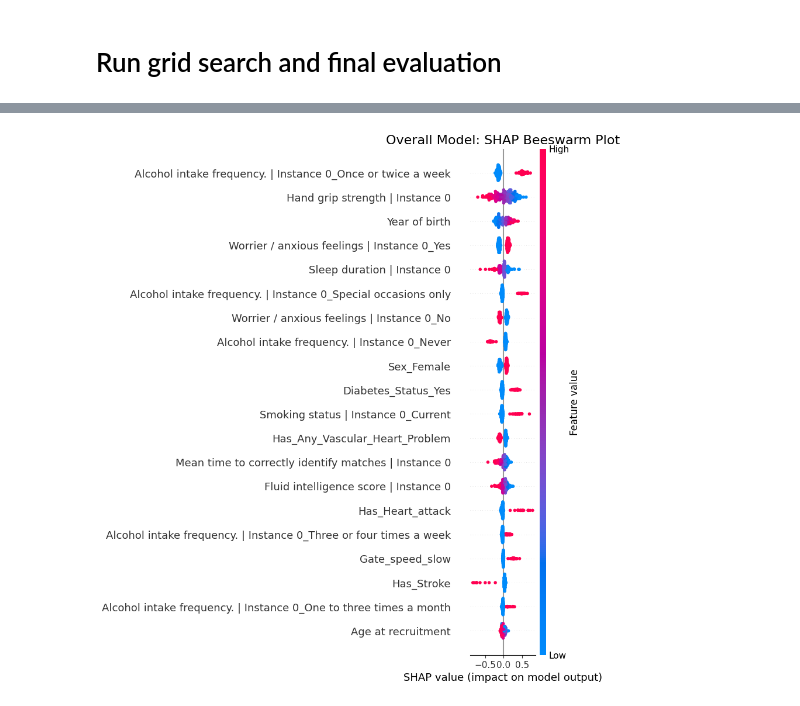
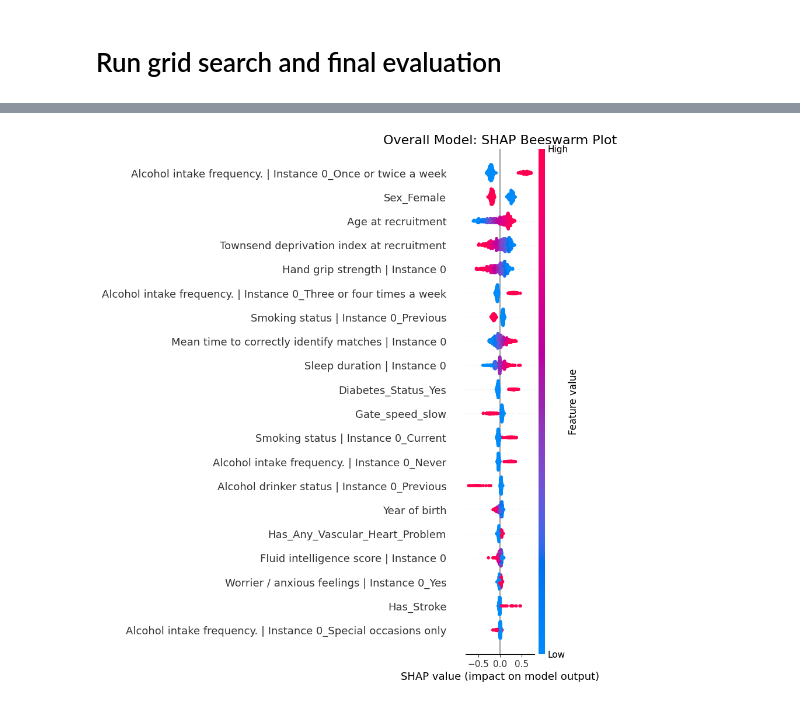
Before and after one commit to skassen2/honours_research, a Jupyter notebook: test_and_SHAP/Mop_rfe_noninvasive.ipynb, the cells around one changed output, grey strips where cells are left out. Cells and saved outputs as stored; diff of their text form; code cells hidden in the pictures.

Commit message:
ran mop models

```diff
--- a/test_and_SHAP/Mop_rfe_noninvasive.ipynb
+++ b/test_and_SHAP/Mop_rfe_noninvasive.ipynb
@@ -112,7 +112,7 @@ def train_and_evaluate_trial_mop(params, X_train, y_train, X_val, y_val):
 # --- 1. Load and Prepare Data ---
 try:
     print("🔹 Loading and preparing data...")
-    filename = 'input_mop_original.csv'
+    filename = 'input_mop_rfe_noninvasive.csv'
     current_dir = os.getcwd()
     parent_dir = os.path.dirname(current_dir)
     file_path = os.path.join(parent_dir, filename)
@@ -120,7 +120,7 @@ try:
     X = df.drop(columns=['Dementia Status'])
     y = df['Dementia Status']
 
-    X_train, X_temp, y_train, y_temp = train_test_split(X, y, test_size=0.3, random_state=42, stratify=y)
+    X_train, X_temp, y_train, y_temp = train_test_split(X, y, test_size=0.5, random_state=42, stratify=y)
     X_val, X_test, y_val, y_test = train_test_split(X_temp, y_temp, test_size=0.5, random_state=42, stratify=y_temp)
 
     scaler = StandardScaler()
@@ -209,7 +209,6 @@ import numpy as np
 print("\n\n" + "="*40 + "\n🚀 Starting SHAP Analysis\n" + "="*40)
 
 # --- 1. Prepare data for SHAP ---
-# Assuming final_model, X_train_scaled, X_test_scaled, and X are already defined
 device = 'cuda' if torch.cuda.is_available() else 'cpu'
 final_model.to(device)
 final_model.eval()
@@ -233,68 +232,80 @@ shap_model_wrapper = ShapModelWrapper(final_model)
 explainer = shap.GradientExplainer(shap_model_wrapper, background_tensor)
 shap_values = explainer.shap_values(test_tensor)
 
-# --- THIS IS THE FIX: Add titles to each plot ---
+
+feature_to_exclude = 'Worrier / anxious feelings | Instance 0_No'
+feature_names = X.columns
+try:
+    exclude_idx = list(feature_names).index(feature_to_exclude)
+    # Create versions of the data arrays with the feature removed
+    filtered_feature_names = feature_names.drop(feature_to_exclude)
+    filtered_shap_values = np.delete(shap_values[1], exclude_idx, axis=1)
+    filtered_X_test_scaled = np.delete(X_test_scaled, exclude_idx, axis=1)
+except ValueError:
+    # If feature is not found, use original data to avoid errors
+    filtered_feature_names = feature_names
+    filtered_shap_values = shap_values[1]
+    filtered_X_test_scaled = X_test_scaled
+
+
+print("\nGenerating separate SHAP plots for the overall model...")
 
 # Plot 1: Beeswarm Plot
-print("\nSHAP Beeswarm Plot (Impact on each prediction)")
-# Use show=False to prevent the plot from displaying immediately
-shap.summary_plot(shap_values[1], features=X_test_scaled, feature_names=X.columns, plot_type="dot", show=False)
-# Add a title using matplotlib
+plt.figure(figsize=(10, 8)) # Give the figure its own size
+shap.summary_plot(filtered_shap_values, features=filtered_X_test_scaled, feature_names=filtered_feature_names, plot_type="dot", show=False)
 plt.title("Overall Model: SHAP Beeswarm Plot", fontsize=16)
-# Now, display the plot
-plt.show()
+plt.show() # Display the first plot
 
-# Plot 2: Bar Plot (Mean absolute values)
-print("\nMean Absolute SHAP Values (Overall Importance)")
-shap.summary_plot(shap_values[1], features=X_test_scaled, feature_names=X.columns, plot_type="bar", show=False)
-plt.title("Overall Model: Mean Absolute SHAP Values", fontsize=16)
-plt.show()
+# Plot 2: Bar Plot
+plt.figure(figsize=(10, 8)) # Give the second figure its own size
+shap.summary_plot(filtered_shap_values, features=filtered_X_test_scaled, feature_names=filtered_feature_names, plot_type="bar", show=False)
+plt.title("Overall Model: Mean Absolute SHAP", fontsize=16)
+plt.show() # Display the second plot
 
 
 # --- 3. Analyze what each expert focuses on ---
 print("\n\n" + "="*40 + "\n🕵️ Analyzing Expert Specializations\n" + "="*40)
 
 with torch.no_grad():
-    # Get the intermediate activations and router weights
     intermediate_activations = [final_model.input_layer(test_tensor.unsqueeze(1))]
     router_weights = []
-
     for block in final_model.blocks:
-        # The input to the block is the output of the previous layer
         block_input = intermediate_activations[-1]
-
-        # Get the router weights for this block
         _, weights, _, _, _ = block.sparse_moe.router(block_input, torch.zeros_like(block_input[:,:,0], dtype=torch.long))
         router_weights.append(weights.squeeze(1).cpu().numpy())
-
-        # Get the output of this block to be the input for the next
         block_output, _, _, _ = block(block_input, torch.zeros_like(block_input[:,:,0], dtype=torch.long))
         intermediate_activations.append(block_output)
 
-# Now, plot the SHAP values for the data most relevant to each expert
 for i, block_weights in enumerate(router_weights):
+    chosen_experts_for_layer = np.argmax(block_weights, axis=1)
+
     for j in range(block_weights.shape[1]):
-        # Skip identity experts
         if final_model.blocks[i].sparse_moe.experts[j].identity:
             continue
 
-        print(f"\n--- SHAP Analysis for data routed to Layer {i+1}, Expert {j+1} ---")
+        samples_for_this_expert_indices = np.where(chosen_experts_for_layer == j)[0]
 
-        # Find the top 50 samples that this expert received the highest weight for
-        top_samples_indices = np.argsort(block_weights[:, j])[-50:]
+        if len(samples_for_this_expert_indices) == 0:
+            print(f"\nNo samples were primarily routed to Layer {i+1}, Expert {j+1}. Skipping.")
+            continue
 
-        # Select the corresponding SHAP values and test data for these top samples
-        shap_subset = shap_values[1][top_samples_indices]
-        X_test_subset = X_test_scaled[top_samples_indices]
+        print(f"\n--- SHAP Analysis for {len(samples_for_this_expert_indices)} samples routed to Layer {i+1}, Expert {j+1} ---")
 
-        # Create the summary plots for this subset of data
-        print(f"\nSHAP Beeswarm Plot (Layer {i+1}, Expert {j+1})")
-        shap.summary_plot(shap_subset, features=X_test_subset, feature_names=X.columns, plot_type="dot", show=False)
+        shap_subset = filtered_shap_values[samples_for_this_expert_indices]
+        X_test_subset = filtered_X_test_scaled[samples_for_this_expert_indices]
+
+        # --- SEPARATED PLOTTING BLOCK FOR EACH EXPERT ---
+        print(f"Generating separate plots for Layer {i+1}, Expert {j+1}...")
+
+        # Beeswarm plot
+        plt.figure(figsize=(10, 8))
+        shap.summary_plot(shap_subset, features=X_test_subset, feature_names=filtered_feature_names, plot_type="dot", show=False)
         plt.title(f"Beeswarm Plot for Layer {i+1}, Expert {j+1}", fontsize=16)
         plt.show()
 
-        print(f"\nMean Absolute SHAP Values (Layer {i+1}, Expert {j+1})")
-        shap.summary_plot(shap_subset, features=X_test_subset, feature_names=X.columns, plot_type="bar", show=False)
+        # Bar plot
+        plt.figure(figsize=(10, 8))
+        shap.summary_plot(shap_subset, features=X_test_subset, feature_names=filtered_feature_names, plot_type="bar", show=False)
         plt.title(f"Mean Absolute SHAP for Layer {i+1}, Expert {j+1}", fontsize=16)
         plt.show()
 # %% [output]
@@ -308 +319 @@ SHAP Beeswarm Plot (Impact on each prediction)
-[figure, old version]
+[figure, new version]
```
Also changed, not shown: parts of 7 cells of this notebook, 4 other files.
